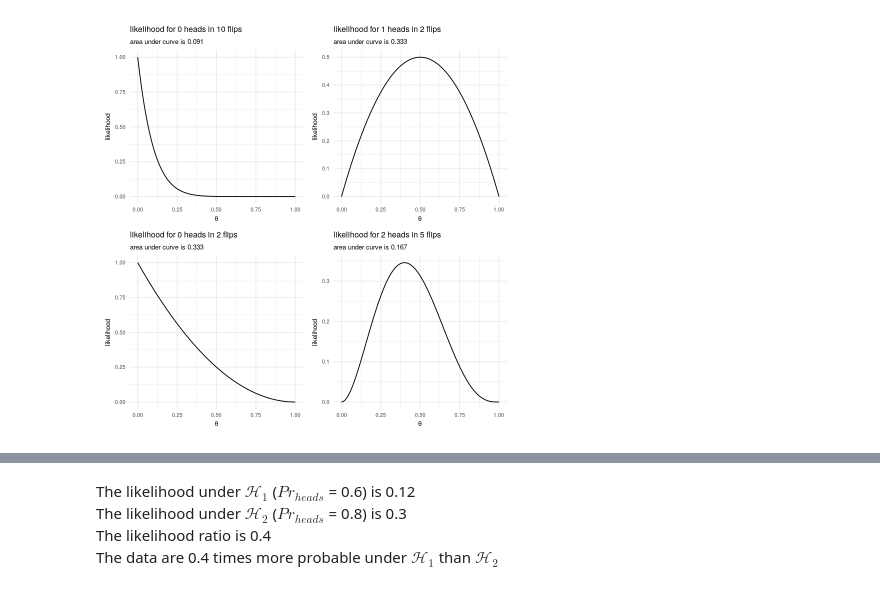
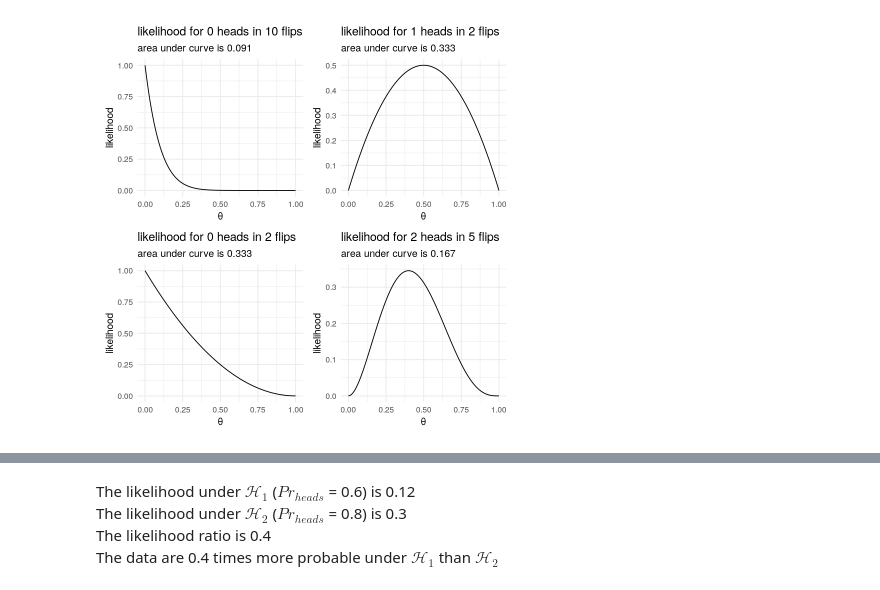
Before and after one commit to ljcolling/arm-bayes-2020, a Jupyter notebook: part3.ipynb, the cells around one changed output, grey strips where cells are left out. Cells and saved outputs as stored; diff of their text form; code cells hidden in the pictures.

```diff
--- a/part3.ipynb
+++ b/part3.ipynb
@@ -184,11 +196,11 @@ likelihood_v1_plot / likelihood_v2_plot + plot_annotation(tag_levels = "A")
 # %%
 #7
 
 # plot some likelihood functions
 
 list(p1 = c(heads = 0, flips = 10),p2 = c(heads = 1, flips = 2),p3 = c(heads = 0, flips = 2),p4 = c(heads = 2, flips = 5)) -> scenarios
 map(scenarios, function(x) {dbinom.like <- function(t) dbinom(x[["heads"]],x[["flips"]],t); integrate(dbinom.like,0,1)$value %>% tibble(heads = x[["heads"]], flips = x[["flips"]], auc = .)}) -> aucs
-map(aucs, function(x) ggplot(mapping = aes(x = seq(0,1,length.out = 100), y = dbinom(x$heads,x$flips,seq(0,1,length.out = 100)))) + geom_line() + labs(y = "likelihood", x = "θ", title = glue::glue("likelihood for {x$heads} heads in {x$flips} flips"), subtitle = glue::glue("area under curve is {round(x$auc,3)}")) + theme_minimal() + theme(text = element_text(size = 8))) -> plots
+map(aucs, function(x) ggplot(mapping = aes(x = seq(0,1,length.out = 100), y = dbinom(x$heads,x$flips,seq(0,1,length.out = 100)))) + geom_line() + labs(y = "likelihood", x = "θ", title = glue::glue("likelihood for {x$heads} heads in {x$flips} flips"), subtitle = glue::glue("area under curve is {round(x$auc,3)}")) + theme_minimal(12) ) -> plots
 (plots$p1 + plots$p2) / (plots$p3 + plots$p4)
 # %% [output]
-[figure, old version]
+[figure, new version]
```
Also changed, not shown: parts of 19 cells of this notebook, 7 other files.
